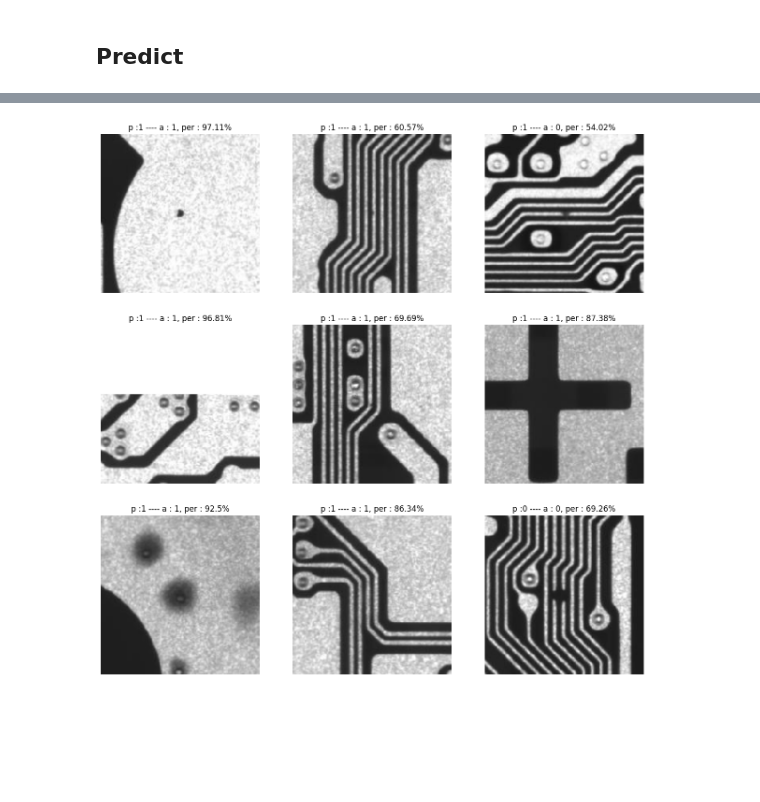
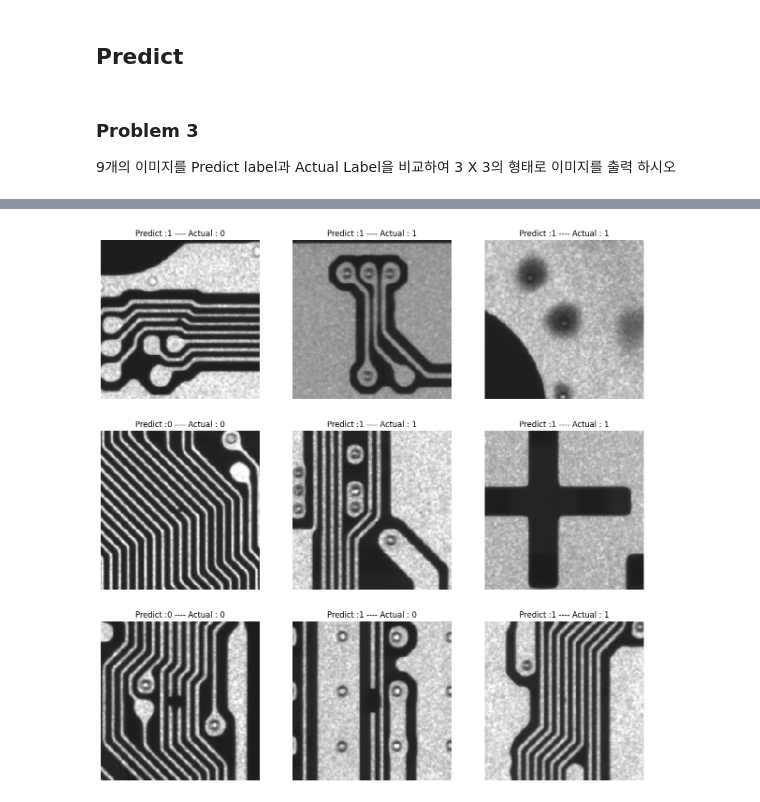
Before and after one commit to jhkim01/newComer, a Jupyter notebook: Image Classification Using Tensorflow for Test.ipynb, the cells around one changed output, grey strips where cells are left out. Cells and saved outputs as stored; diff of their text form; code cells hidden in the pictures; blank space fills up the shorter version.

```diff
--- a/Image Classification Using Tensorflow for Test.ipynb
+++ b/Image Classification Using Tensorflow for Test.ipynb
@@ -46,3 +48,4 @@ img_height = 180
 img_width = 180
 train_ds = tf.keras.preprocessing.image_dataset_from_directory(data_dir, validation_split=0.2, subset="training", seed=123, image_size=(img_height, img_width), batch_size=batch_size)
 val_ds = tf.keras.preprocessing.image_dataset_from_directory(data_dir, validation_split=0.2, subset="validation", seed=123, image_size=(img_height, img_width), batch_size=batch_size)
+class_names = train_ds.class_names
@@ -158,7 +169,7 @@ _________________________________________________________________
 # %% [markdown]
 ## Train Model
 # %%
-epochs=5
+epochs=20
 history = model.fit(
   train_ds,
   validation_data=val_ds,
@@ -204,5 +222,8 @@ plt.show()
 # %% [markdown]
 ## Predict
+# %% [markdown]
+### Problem 3
+9개의 이미지를 Predict label과 Actual Label을 비교하여 3 X 3의 형태로 이미지를 출력 하시오
 # %%
 valid_path = glob("./dataset/valid/*/*")
 random.shuffle(valid_path)
@@ -226,6 +247,6 @@ for i, iPath in enumerate(valid_path[0:9]):
     perc = np.round(100 * np.max(score), 2)
     ax = plt.subplot(3, 3, i + 1)
     plt.imshow(img)
-    plt.title(f'p :{class_names[np.argmax(score)]} ---- a : {labels}, per : {perc}%')
+    plt.title(f'Predict :{class_names[np.argmax(score)]} ---- Actual : {labels}')
     plt.axis("off")
 # %% [output]
@@ -241 +262 @@ for i, iPath in enumerate(valid_path[0:9]):
-[figure, old version]
+[figure, new version]
```
Also changed, not shown: parts of 13 cells of this notebook, 1 other file.
